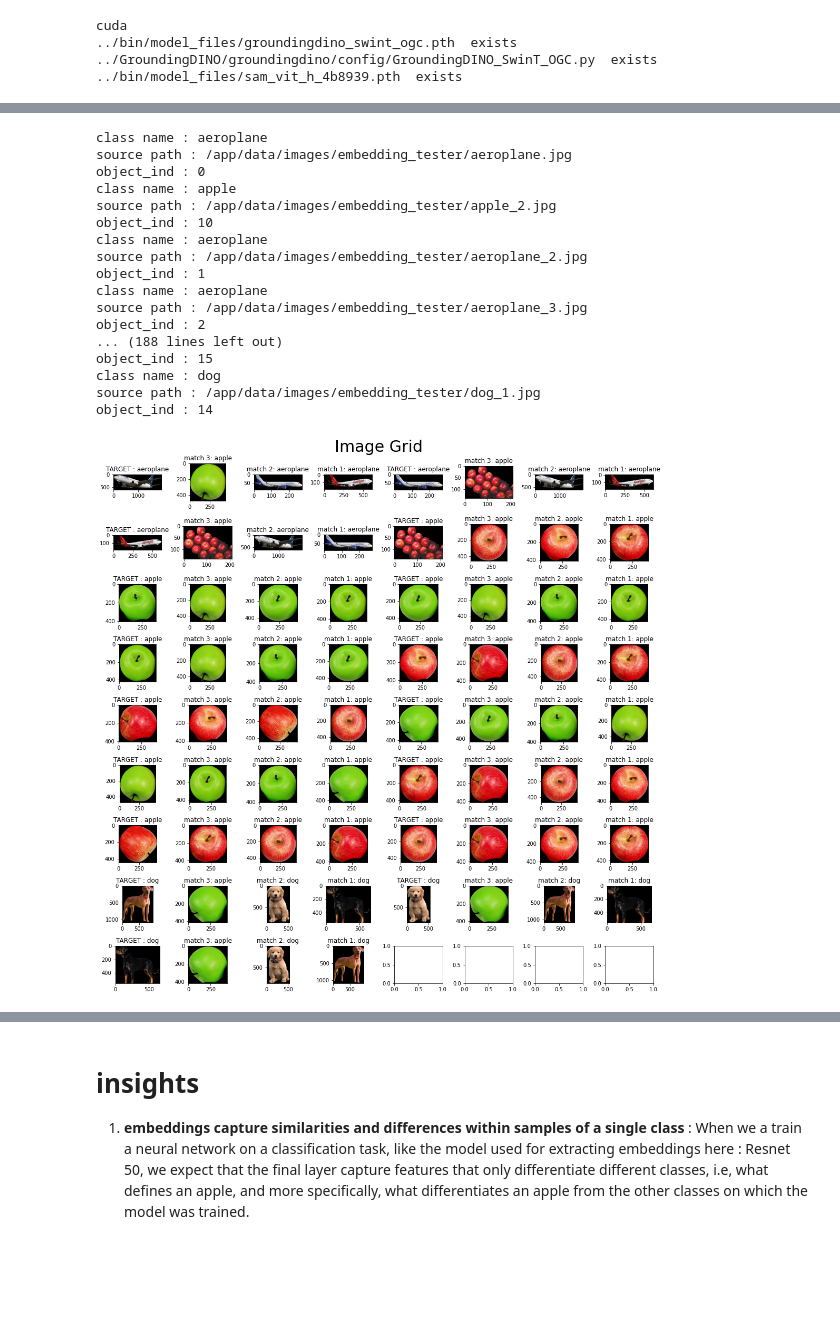
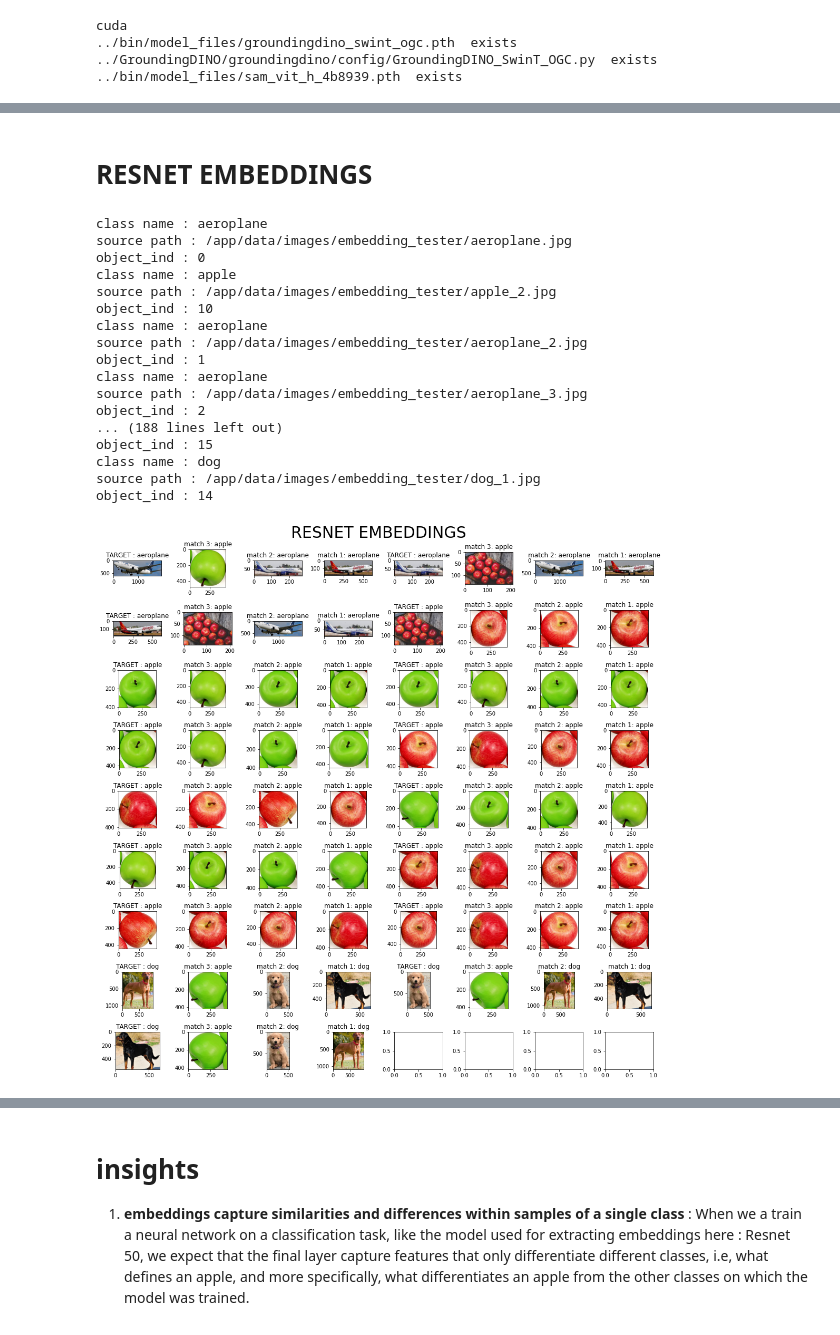
Before and after one commit to kumar-selvakumaran/embeddings_deep_dive, a Jupyter notebook: src/embedding_analyzer.ipynb, the cells around one changed output, grey strips where cells are left out. Drawn from its saved outputs; the diff is of its cells as text; code cells hidden in the pictures; blank space fills up the shorter version.

```diff
--- a/src/embedding_analyzer.ipynb
+++ b/src/embedding_analyzer.ipynb
@@ -60,23 +82,40 @@ neighbours_inds = get_k_nearest(embedding_matrix, embedding_details["class_names
+# %% [markdown]
+# RESNET EMBEDDINGS
 # %%
+import os
+import uuid
+import numpy as np
+
+from utils.data_utils import load_object_from_file
 from utils.viz_utils import concise_ims_and_plots, plot_neighbours
+from utils.distance_utils import get_k_nearest
 
-plot_neighbours(embedding_details, neighbours_inds, masks_available = True)
+
+results_path = "/app/bin/results/"
+
+
+embedding_matrix = load_object_from_file(os.path.join(results_path,"embedding_matrix_bf0a8f0be08854a59dccf7b0ba0bb93f_gdsr.pkl"))
+embedding_details = load_object_from_file(os.path.join(results_path, "embedding_details_bf0a8f0be08854a59dccf7b0ba0bb93f_gdsr.pkl"))
+
+neighbours_inds = get_k_nearest(embedding_matrix, embedding_details["class_names"], 3)
+
+plot_neighbours(embedding_details, neighbours_inds, masks_available = False, title = 'RESNET EMBEDDINGS')
 # %% [output]
 class name : aeroplane
 source path : /app/data/images/embedding_tester/aeroplane.jpg
 object_ind : 0
 class name : apple
 source path : /app/data/images/embedding_tester/apple_2.jpg
 object_ind : 10
 class name : aeroplane
 source path : /app/data/images/embedding_tester/aeroplane_2.jpg
 object_ind : 1
 class name : aeroplane
 source path : /app/data/images/embedding_tester/aeroplane_3.jpg
 object_ind : 2
 ... (188 lines left out)
 object_ind : 15
 class name : dog
 source path : /app/data/images/embedding_tester/dog_1.jpg
 object_ind : 14
-[figure, old version]
+[figure, new version]
```
Also changed, not shown: parts of 7 cells of this notebook, 24 other files.
